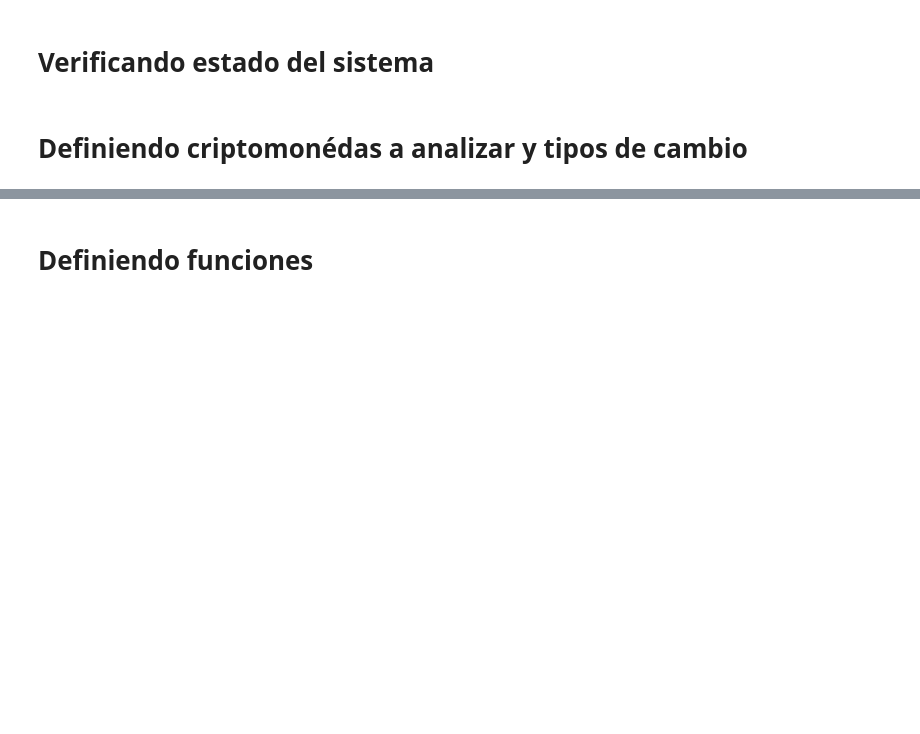
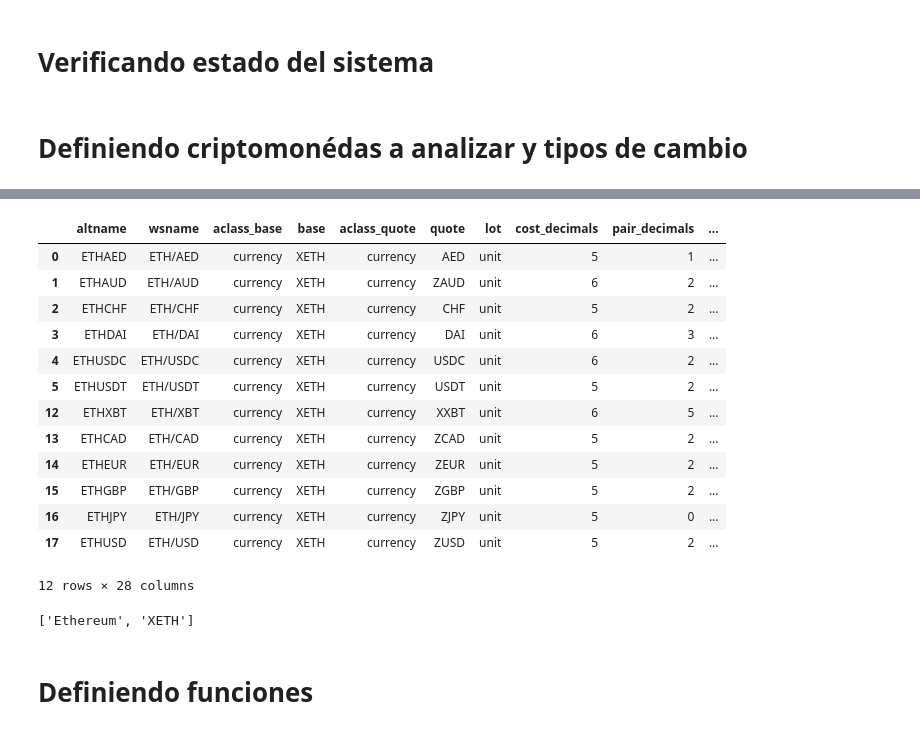
Before and after one commit to javieraquique/cryptodata, a Jupyter notebook: app.ipynb, the cells around one changed output, grey strips where cells are left out. Cells and saved outputs as stored; diff of their text form; code cells hidden in the pictures; blank space fills up the shorter version.

```diff
--- a/app.ipynb
+++ b/app.ipynb
@@ -136,0 +66,7 @@ Dropdown(description='Quote:', options=('AED', 'ZAUD', 'CHF', 'DAI', 'USDC', 'US
+# %%
+df_pairs = df_pairs.merge(assets_names, how='left', on='base')
+df_pairs = df_pairs.merge(quote_names, how='left', on='quote')
+# %%
+assets = df_pairs.groupby(by=['base', 'base_name']).count().reset_index()[['base_name', 'base']].to_dict('split')['data']
+# %%
+df_pairs['base_quote'] = df_pairs['base'] + df_pairs['quote']
@@ -137,2 +93,25 @@ Dropdown(description='Quote:', options=('AED', 'ZAUD', 'CHF', 'DAI', 'USDC', 'US
+# %%
+asset = assets[0][1]
+# %%
+df_pairs[df_pairs['base'] == asset]
+# %% [output]
+|  | altname | wsname | aclass_base | base | aclass_quote | quote | lot | cost_decimals | pair_decimals | ... |
+| 0 | ETHAED | ETH/AED | currency | XETH | currency | AED | unit | 5 | 1 | ... |
+| 1 | ETHAUD | ETH/AUD | currency | XETH | currency | ZAUD | unit | 6 | 2 | ... |
+| 2 | ETHCHF | ETH/CHF | currency | XETH | currency | CHF | unit | 5 | 2 | ... |
+| 3 | ETHDAI | ETH/DAI | currency | XETH | currency | DAI | unit | 6 | 3 | ... |
+| 4 | ETHUSDC | ETH/USDC | currency | XETH | currency | USDC | unit | 6 | 2 | ... |
+| 5 | ETHUSDT | ETH/USDT | currency | XETH | currency | USDT | unit | 5 | 2 | ... |
+| 12 | ETHXBT | ETH/XBT | currency | XETH | currency | XXBT | unit | 6 | 5 | ... |
+| 13 | ETHCAD | ETH/CAD | currency | XETH | currency | ZCAD | unit | 5 | 2 | ... |
+| 14 | ETHEUR | ETH/EUR | currency | XETH | currency | ZEUR | unit | 5 | 2 | ... |
+| 15 | ETHGBP | ETH/GBP | currency | XETH | currency | ZGBP | unit | 5 | 2 | ... |
+| 16 | ETHJPY | ETH/JPY | currency | XETH | currency | ZJPY | unit | 5 | 0 | ... |
+| 17 | ETHUSD | ETH/USD | currency | XETH | currency | ZUSD | unit | 5 | 2 | ... |
+12 rows × 28 columns
+# %%
+df_pairs[df_pairs['base_quote'] == ]
+# %% [output]
+['Ethereum', 'XETH']
 # %% [markdown]
 # Definiendo funciones
```
Also changed, not shown: parts of 29 cells of this notebook, 3 other files.
